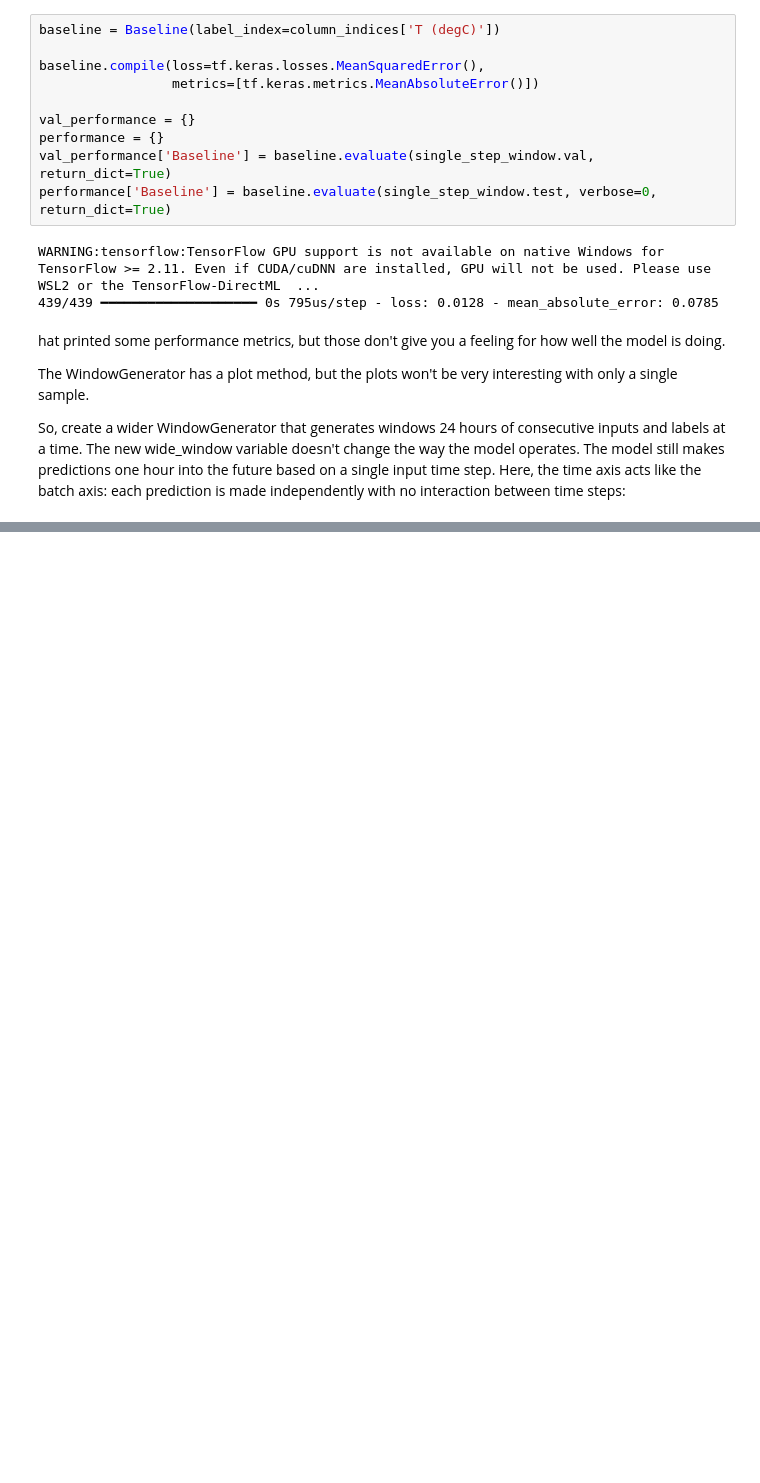
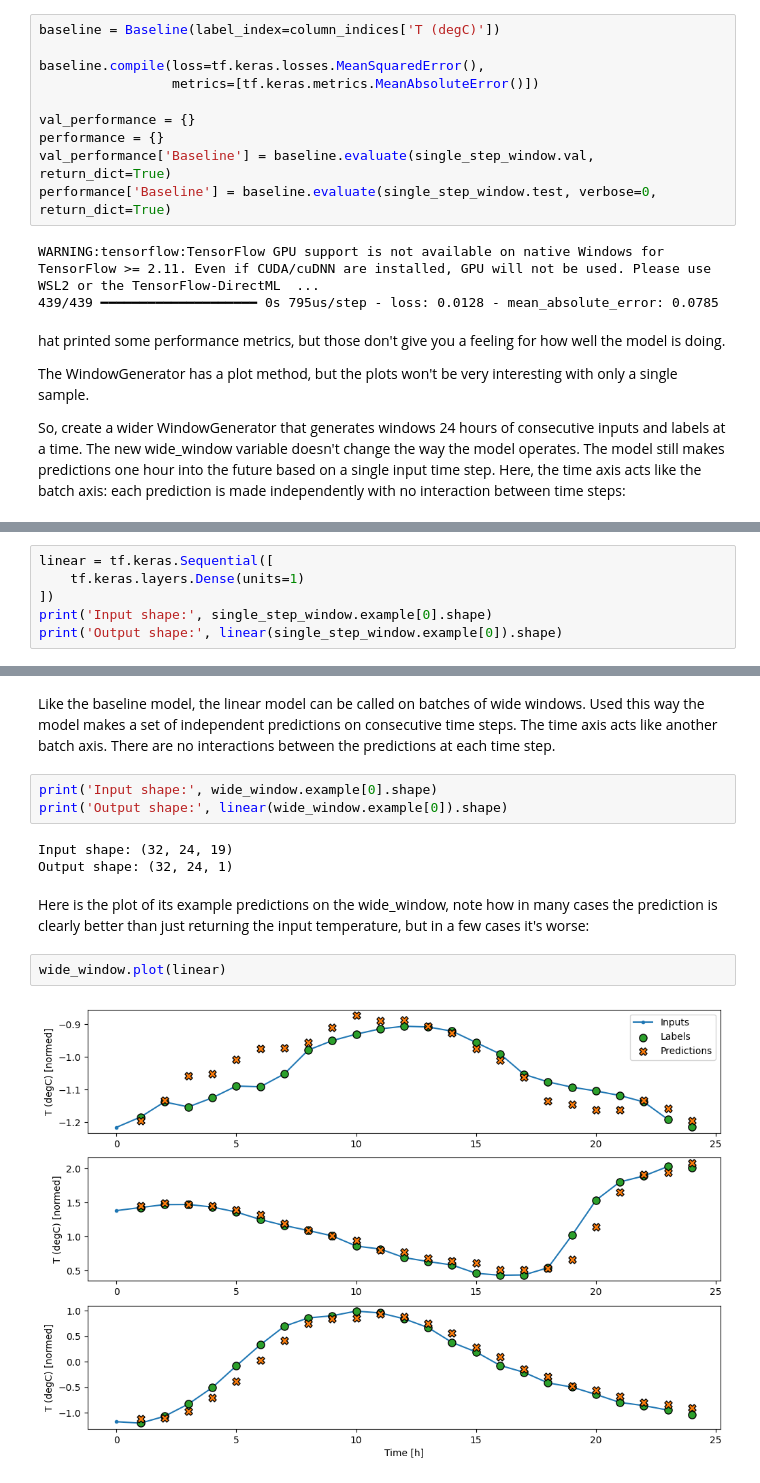
Before and after one commit to Amen1Ftirich/wheather-LLM-model-correlation-analysis, a Jupyter notebook: main_model.ipynb, the cells around one changed output, grey strips where cells are left out. Cells and saved outputs as stored; diff of their text form; blank space fills up the shorter version.

```diff
--- a/main_model.ipynb
+++ b/main_model.ipynb
@@ -532,0 +570,6 @@ So, create a wider WindowGenerator that generates windows 24 hours of consecutiv
+# %%
+linear = tf.keras.Sequential([
+    tf.keras.layers.Dense(units=1)
+])
+print('Input shape:', single_step_window.example[0].shape)
+print('Output shape:', linear(single_step_window.example[0]).shape)
@@ -532,0 +623,14 @@ So, create a wider WindowGenerator that generates windows 24 hours of consecutiv
+# %% [markdown]
+Like the baseline model, the linear model can be called on batches of wide windows. Used this way the model makes a set of independent predictions on consecutive time steps. The time axis acts like another batch axis. There are no interactions between the predictions at each time step.
+# %%
+print('Input shape:', wide_window.example[0].shape)
+print('Output shape:', linear(wide_window.example[0]).shape)
+# %% [output]
+Input shape: (32, 24, 19)
+Output shape: (32, 24, 1)
+# %% [markdown]
+Here is the plot of its example predictions on the wide_window, note how in many cases the prediction is clearly better than just returning the input temperature, but in a few cases it's worse:
+# %%
+wide_window.plot(linear)
+# %% [output]
+[figure, added]
```
Also changed, not shown: parts of 16 cells of this notebook.
